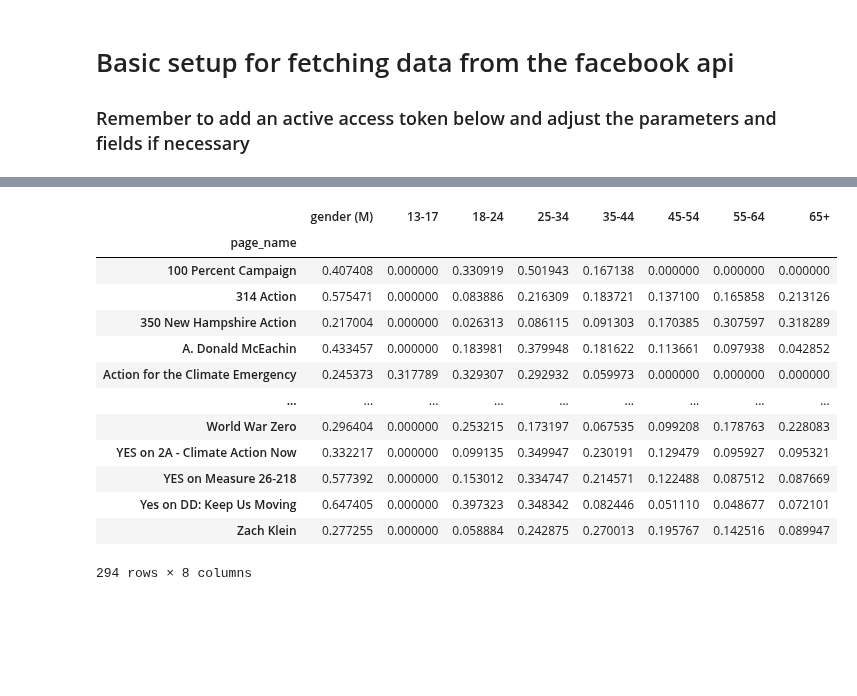
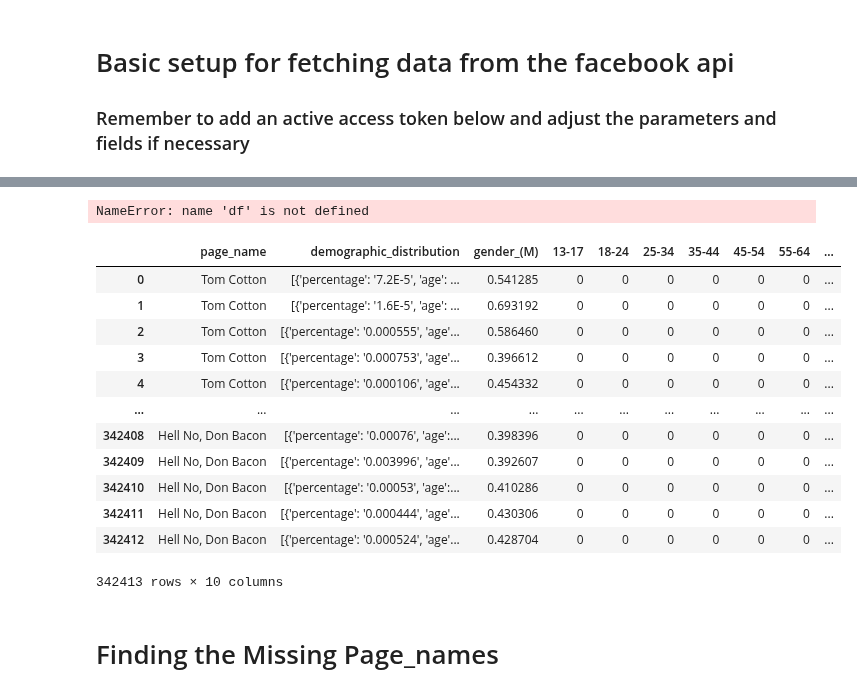
Before and after one commit to lrnz-asnprs/political-ad-api, a Jupyter notebook: notebooks/gustav_notebook.ipynb, the cells around one changed output, grey strips where cells are left out. Drawn from its saved outputs; the diff is of its cells as text; code cells hidden in the pictures; blank space fills up the shorter version.

Commit message:
finding missing

```diff
--- a/notebooks/gustav_notebook.ipynb
+++ b/notebooks/gustav_notebook.ipynb
@@ -90,0 +71,11 @@ data.loc[1697]['ad_creative_body']
+# %%
+df['demographic_distribution'].iloc[0]
+df.dropna(inplace=True) #
+# %% [output]
+NameError: name 'df' is not defined
+# %%
+# data.drop(['age_distribution', 'gender'], axis=1)
+
+#data['age_distribution'] = data['demographic_distribution'].apply(lambda x: get_age_distribution(x, all_ages=True))
+
+demographic_data = df[['page_name', 'demographic_distribution']].reset_index().drop(columns='index')
@@ -91,57 +85,35 @@ data.loc[1697]['ad_creative_body']
+# %%
+demographic_data['gender_(M)'] = df['demographic_distribution'].apply(lambda x: get_gender_distribution(x))
 # %%
-# data.drop(['age_distribution', 'gender'], axis=1)
-
-#data['age_distribution'] = data['demographic_distribution'].apply(lambda x: get_age_distribution(x, all_ages=True))
-
-demographic_data = data[['page_name', 'demographic_distribution']].reset_index().drop(columns='index')
-
-data['demographic_distribution']
-
-# data['impressions'] = data.impressions.apply(lambda x: transform_range(x))
-
-demographic_data['gender (M)'] = data['demographic_distribution'].apply(lambda x: get_gender_distribution(x))
-
-
 #method in the making
 def demographic_overview(df, colname='demographic_distribution'):
     for i in range(len(df)):
         for j in range(len(df[colname][i])):
             df[colname][i][j]
 
 
 #test run
-df = demographic_data
+df2 = demographic_data
 colname = 'demographic_distribution'
 
 #Creating the Columns
 age_dist_lst = ['13-17', '18-24', '25-34', '35-44', '45-54', '55-64', '65+']
 for i in age_dist_lst:
-     df[i] = 0
-
-#filling in the data in the columns
-for i in range(len(df)):
-    for j in range(len(df[colname][i])):
-        demo_group_per = df[colname][i][j]
-        df[demo_group_per['age']].iloc[i] += float(demo_group_per['percentage'])
+     df2[i] = 0
 
 
-demographic_data.groupby('page_name').mean()
-#data[colname][1]
-
-#by page name
-#by gender (male, female, unknown)
+df2
 # %% [output]
-|  | gender (M) | 13-17 | 18-24 | 25-34 | 35-44 | 45-54 | 55-64 | 65+ |
-| page_name |  |  |  |  |  |  |  |  |
-| 100 Percent Campaign | 0.407408 | 0.000000 | 0.330919 | 0.501943 | 0.167138 | 0.000000 | 0.000000 | 0.000000 |
-| 314 Action | 0.575471 | 0.000000 | 0.083886 | 0.216309 | 0.183721 | 0.137100 | 0.165858 | 0.213126 |
-| 350 New Hampshire Action | 0.217004 | 0.000000 | 0.026313 | 0.086115 | 0.091303 | 0.170385 | 0.307597 | 0.318289 |
-| A. Donald McEachin | 0.433457 | 0.000000 | 0.183981 | 0.379948 | 0.181622 | 0.113661 | 0.097938 | 0.042852 |
-| Action for the Climate Emergency | 0.245373 | 0.317789 | 0.329307 | 0.292932 | 0.059973 | 0.000000 | 0.000000 | 0.000000 |
-| ... | ... | ... | ... | ... | ... | ... | ... | ... |
-| World War Zero | 0.296404 | 0.000000 | 0.253215 | 0.173197 | 0.067535 | 0.099208 | 0.178763 | 0.228083 |
-| YES on 2A - Climate Action Now | 0.332217 | 0.000000 | 0.099135 | 0.349947 | 0.230191 | 0.129479 | 0.095927 | 0.095321 |
-| YES on Measure 26-218 | 0.577392 | 0.000000 | 0.153012 | 0.334747 | 0.214571 | 0.122488 | 0.087512 | 0.087669 |
-| Yes on DD: Keep Us Moving | 0.647405 | 0.000000 | 0.397323 | 0.348342 | 0.082446 | 0.051110 | 0.048677 | 0.072101 |
-| Zach Klein | 0.277255 | 0.000000 | 0.058884 | 0.242875 | 0.270013 | 0.195767 | 0.142516 | 0.089947 |
+|  | page_name | demographic_distribution | gender_(M) | 13-17 | 18-24 | 25-34 | 35-44 | 45-54 | 55-64 | ... |
+| 0 | Tom Cotton | [{'percentage': '7.2E-5', 'age': ... | 0.541285 | 0 | 0 | 0 | 0 | 0 | 0 | ... |
+| 1 | Tom Cotton | [{'percentage': '1.6E-5', 'age': ... | 0.693192 | 0 | 0 | 0 | 0 | 0 | 0 | ... |
+| 2 | Tom Cotton | [{'percentage': '0.000555', 'age'... | 0.586460 | 0 | 0 | 0 | 0 | 0 | 0 | ... |
+| 3 | Tom Cotton | [{'percentage': '0.000753', 'age'... | 0.396612 | 0 | 0 | 0 | 0 | 0 | 0 | ... |
+| 4 | Tom Cotton | [{'percentage': '0.000106', 'age'... | 0.454332 | 0 | 0 | 0 | 0 | 0 | 0 | ... |
+| ... | ... | ... | ... | ... | ... | ... | ... | ... | ... | ... |
+| 342408 | Hell No, Don Bacon | [{'percentage': '0.00076', 'age':... | 0.398396 | 0 | 0 | 0 | 0 | 0 | 0 | ... |
+| 342409 | Hell No, Don Bacon | [{'percentage': '0.003996', 'age'... | 0.392607 | 0 | 0 | 0 | 0 | 0 | 0 | ... |
+| 342410 | Hell No, Don Bacon | [{'percentage': '0.00053', 'age':... | 0.410286 | 0 | 0 | 0 | 0 | 0 | 0 | ... |
+| 342411 | Hell No, Don Bacon | [{'percentage': '0.000444', 'age'... | 0.430306 | 0 | 0 | 0 | 0 | 0 | 0 | ... |
+| 342412 | Hell No, Don Bacon | [{'percentage': '0.000524', 'age'... | 0.428704 | 0 | 0 | 0 | 0 | 0 | 0 | ... |
-294 rows × 8 columns
+342413 rows × 10 columns
@@ -148,3 +133,5 @@ demographic_data.groupby('page_name').mean()
 # %%
 #https://datascience.stackexchange.com/questions/9616/how-to-create-us-state-choropleth-map
 #Convert the demographic data into a heat-map
+# %% [markdown]
+# Finding the Missing Page_names
```
Also changed, not shown: parts of 24 cells of this notebook, 2 other files.
